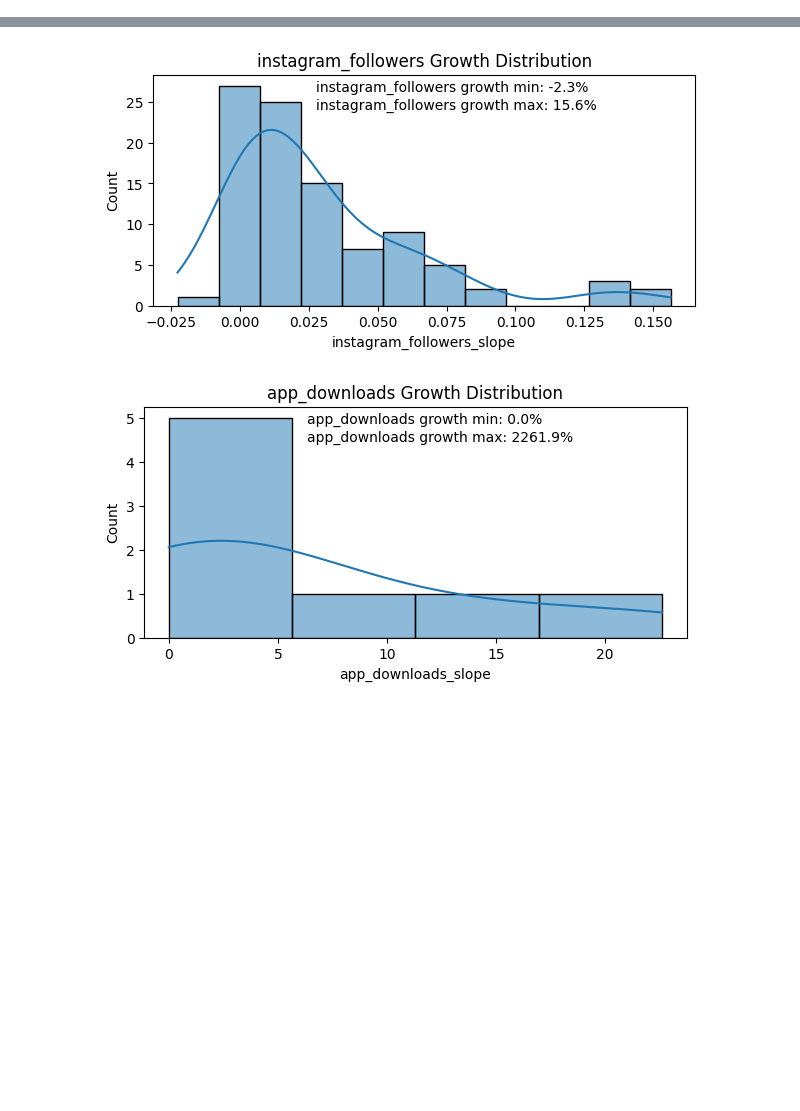
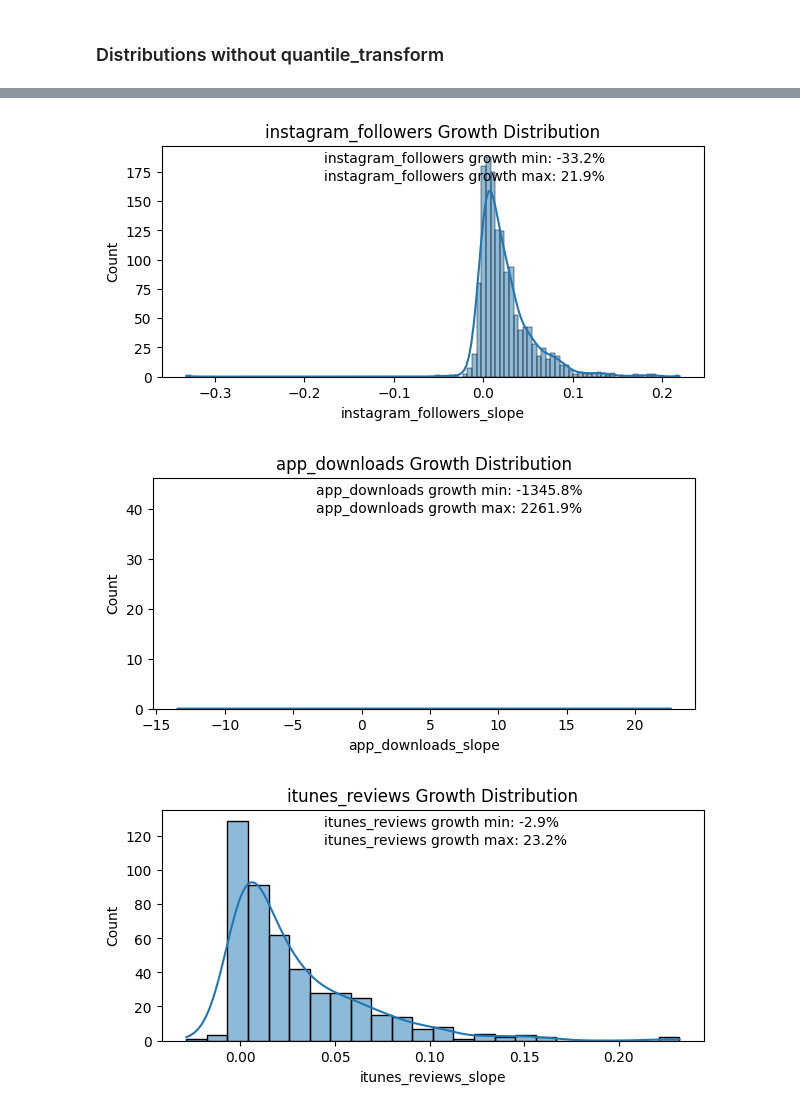
Before and after one commit to TommyNeeld/private-company-insights, a Jupyter notebook: notebooks/ranking_exploration.ipynb, the cells around one changed output, grey strips where cells are left out. Drawn from its saved outputs; the diff is of its cells as text; code cells hidden in the pictures; blank space fills up the shorter version.

```diff
--- a/notebooks/ranking_exploration.ipynb
+++ b/notebooks/ranking_exploration.ipynb
@@ -17,6 +21,8 @@ df = load_data(settings.FILE_NAME)
+# %% [markdown]
+### Distributions without quantile_transform
 # %%
 # processed data
-processed_data = preprocessor(df)
+processed_data = preprocessor(df, metrics=settings.GROWTH_METRICS.keys(), with_quantile_transform=False)
 
 metrics = list(settings.GROWTH_METRICS.keys())
 
@@ -40,2 +46,3 @@ for metric in metrics:
-[figure, old version]
+[figure, new version]
-[figure, old version]
+[figure, new version]
+[figure, added]
```
Also changed, not shown: parts of 6 cells of this notebook, 1 other file.
